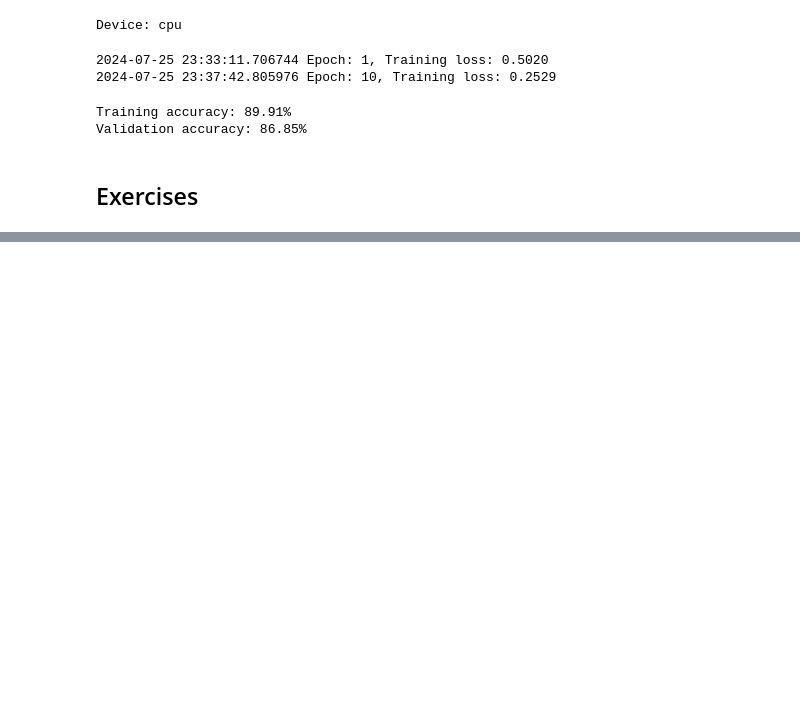
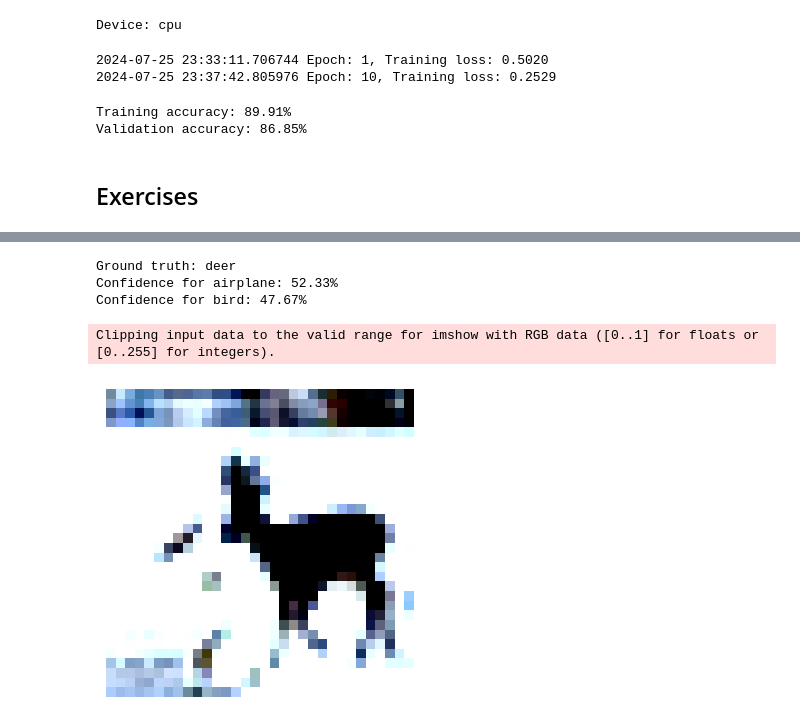
Before and after one commit to yahyavaleo/dlwpt, a Jupyter notebook: chapter8/convolution.ipynb, the cells around one changed output, grey strips where cells are left out. Cells and saved outputs as stored; diff of their text form; code cells hidden in the pictures; blank space fills up the shorter version.

```diff
--- a/chapter8/convolution.ipynb
+++ b/chapter8/convolution.ipynb
@@ -685,0 +1030,22 @@ Validation accuracy: 86.85%
+# %%
+model.eval()
+img, label = cifar10[idx]
+
+with torch.no_grad():
+    out = model(img)
+    confidences = F.softmax(out, dim=1)
+    confidences = confidences.detach().numpy()[0]
+    print(f"Ground truth: {cifar10.classes[label]}")
+    print(f"Confidence for airplane: {confidences[0] * 100:.2f}%")
+    print(f"Confidence for bird: {confidences[1] * 100:.2f}%")
+
+fig = plt.figure(figsize=(4, 4))
+plt.imshow(img.permute(1, 2, 0))
+plt.axis("off")
+plt.show()
+# %% [output]
+Ground truth: deer
+Confidence for airplane: 52.33%
+Confidence for bird: 47.67%
+Clipping input data to the valid range for imshow with RGB data ([0..1] for floats or [0..255] for integers).
+[figure, added]
```
Also changed, not shown: parts of 36 cells of this notebook, 8 other files.
